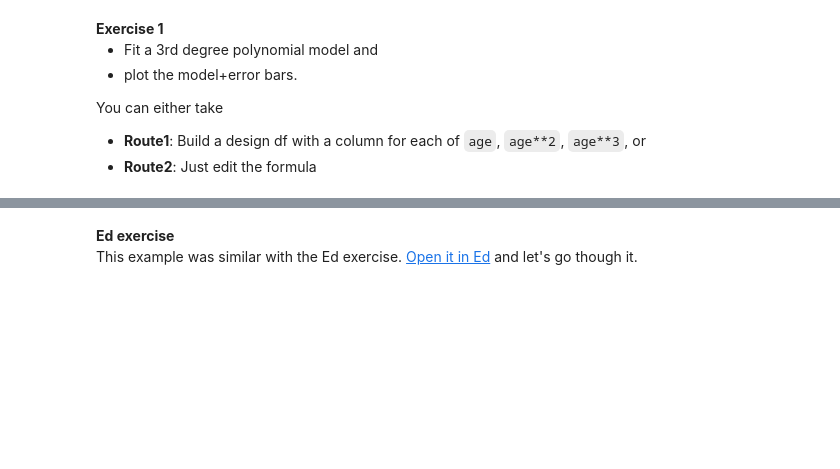
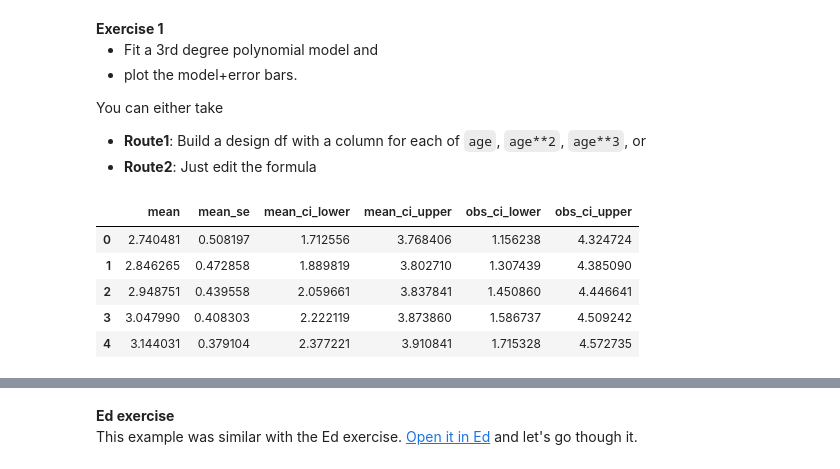
Before and after one commit to chksi/2020-CS109B, a Jupyter notebook: content/labs/lab02/notebook/cs109b_lab2_smooths_and_GAMs_cnk.ipynb, the cells around one changed output, grey strips where cells are left out. Cells and saved outputs as stored; diff of their text form; code cells hidden in the pictures; blank space fills up the shorter version.

```diff
--- a/content/labs/lab02/notebook/cs109b_lab2_smooths_and_GAMs_cnk.ipynb
+++ b/content/labs/lab02/notebook/cs109b_lab2_smooths_and_GAMs_cnk.ipynb
@@ -205,10 +250,18 @@ You can either take
 # your answer here
 # %%
 # %load ../solutions/exercise1-1.py
-fit2_lm = sm.ols(formula="y ~ age + np.power(age, 2) + np.power(age, 3)",data=diab).fit()
+#fit2_lm = sm.ols(formula="y ~ age + np.power(age, 2) + np.power(age, 3)",data=diab).fit()
+fit2_lm = sm.ols(formula="y ~ np.vander(age, 4) -1",data=diab).fit()
 
 poly_predictions = fit2_lm.get_prediction(predict_df).summary_frame()
 poly_predictions.head()
+# %% [output]
+|  | mean | mean_se | mean_ci_lower | mean_ci_upper | obs_ci_lower | obs_ci_upper |
+| 0 | 2.740481 | 0.508197 | 1.712556 | 3.768406 | 1.156238 | 4.324724 |
+| 1 | 2.846265 | 0.472858 | 1.889819 | 3.802710 | 1.307439 | 4.385090 |
+| 2 | 2.948751 | 0.439558 | 2.059661 | 3.837841 | 1.450860 | 4.446641 |
+| 3 | 3.047990 | 0.408303 | 2.222119 | 3.873860 | 1.586737 | 4.509242 |
+| 4 | 3.144031 | 0.379104 | 2.377221 | 3.910841 | 1.715328 | 4.572735 |
 # %%
 # %load ../solutions/exercise1-2.py
 ax2 = diab.plot.scatter(x='age',y='y',c='Red',title="Diabetes data with least-squares cubic fit")
```
Also changed, not shown: parts of 29 cells of this notebook.
